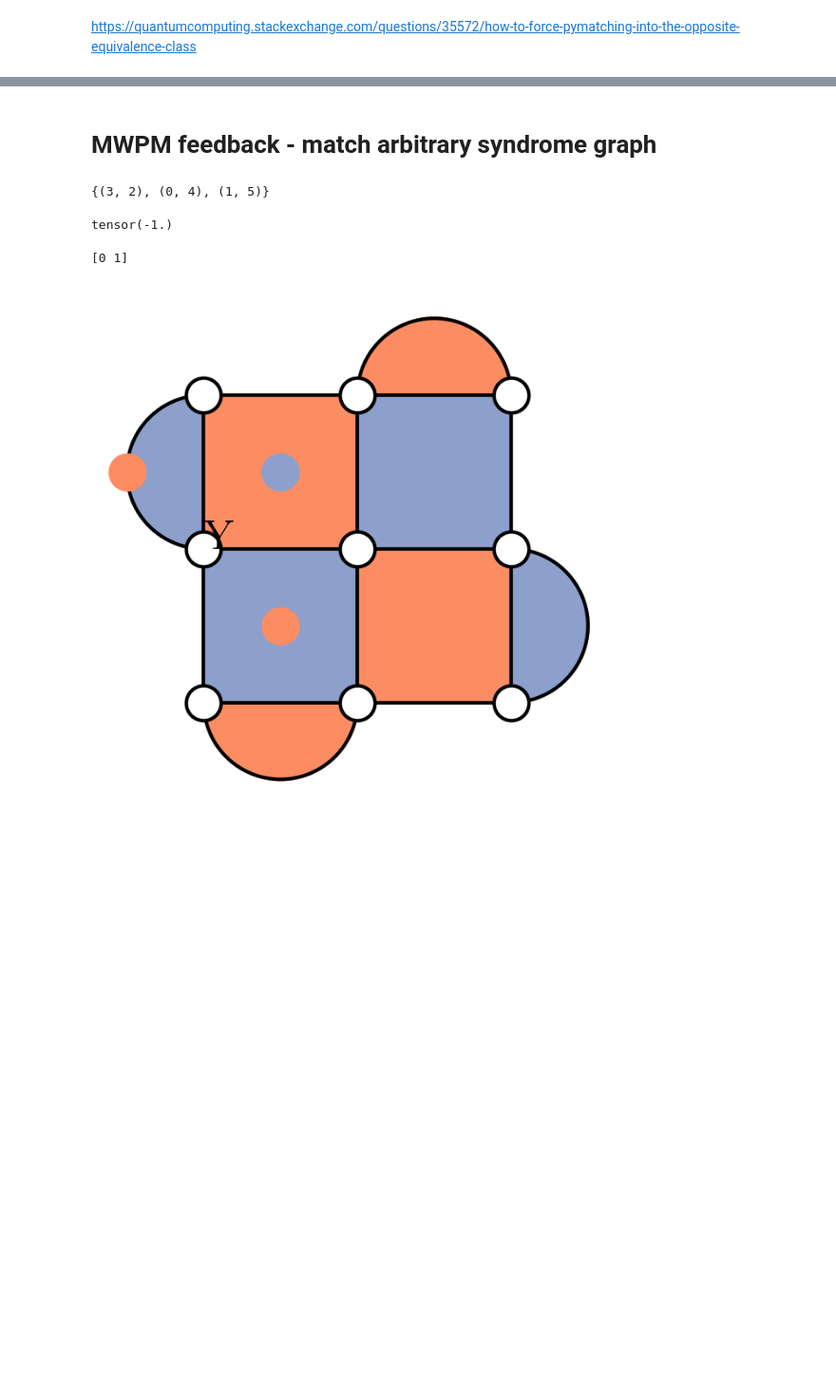
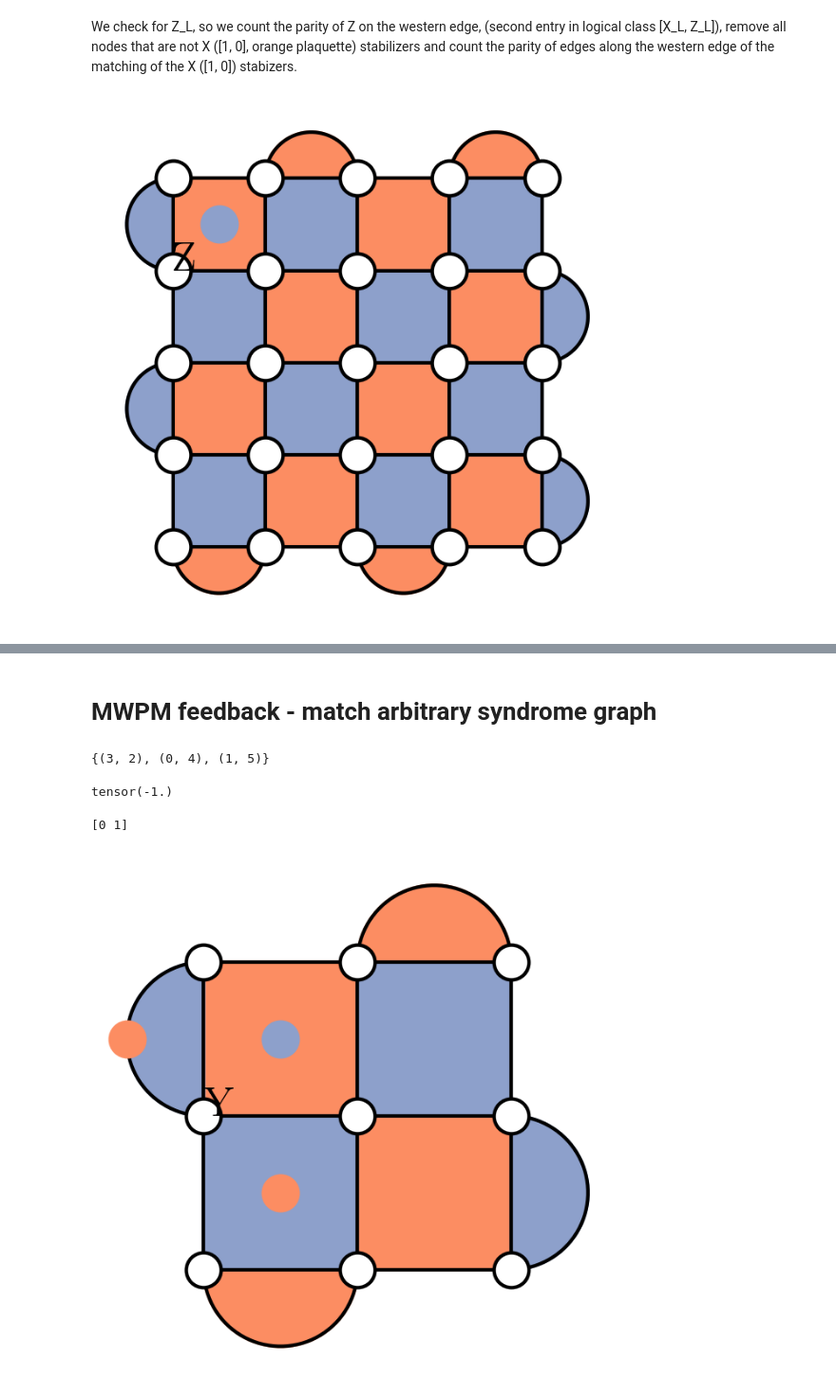
Before and after one commit to LangeMoritz/neural_matching, a Jupyter notebook: build_decoder.ipynb, the cells around one changed output, grey strips where cells are left out. Shown at 95% size. Cells and saved outputs as stored; diff of their text form; code cells hidden in the pictures; blank space fills up the shorter version.

```diff
--- a/build_decoder.ipynb
+++ b/build_decoder.ipynb
@@ -1,5 +1,3 @@
-# %% [markdown]
-https://quantumcomputing.stackexchange.com/questions/35572/how-to-force-pymatching-into-the-opposite-equivalence-class
 # %%
 # IMPORTS
 import numpy as np
@@ -22,6 +20,8 @@ import torch.nn as nn
 import torch.nn.functional as F
 from torch_geometric.nn import GraphConv
 from torch_geometric.data import Data
+# %% [markdown]
+We check for Z_L, so we count the parity of Z on the western edge, (second entry in logical class [X_L, Z_L]), remove all nodes that are not X ([1, 0], orange plaquette) stabilizers and count the parity of edges along the western edge of the matching of the X ([1, 0]) stabizers.
 # %%
 p = 0.1
 d = 5
@@ -29,7 +29,11 @@ code = RotatedCode(d)
 # %%
 error = code.generate_error_chain(p)
 eq_class = code.get_eq_class(error)
 syndrome = code.get_syndrome(error)
+fig, ax = plt.subplots()
+code.plot_syndrome(syndrome=syndrome, error=error, ax=ax)
+# %% [output]
+[figure, added]
 # %%
 def get_node_feature_matrix(syndrome):
     """
```
Also changed, not shown: parts of 17 cells of this notebook, 4 other files.
